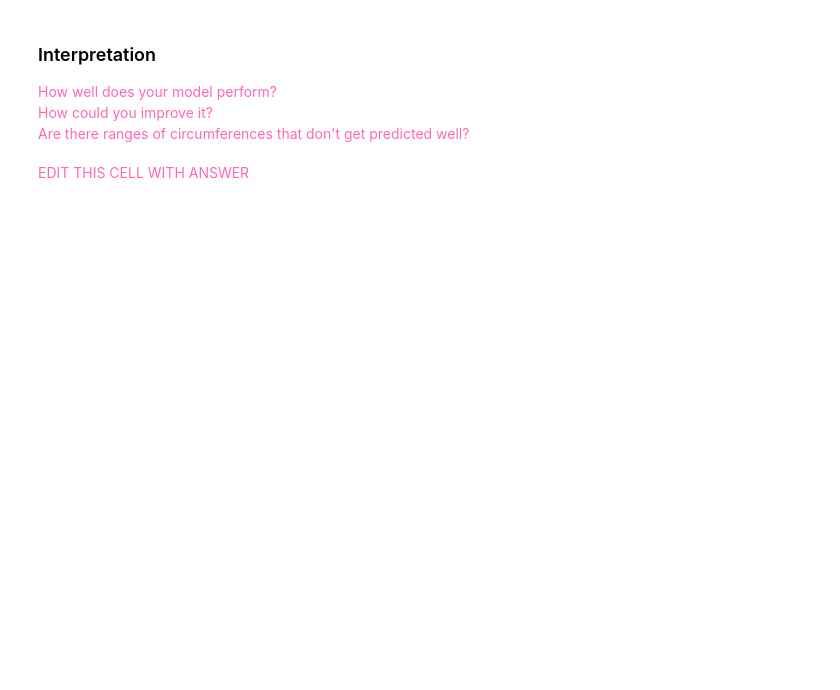
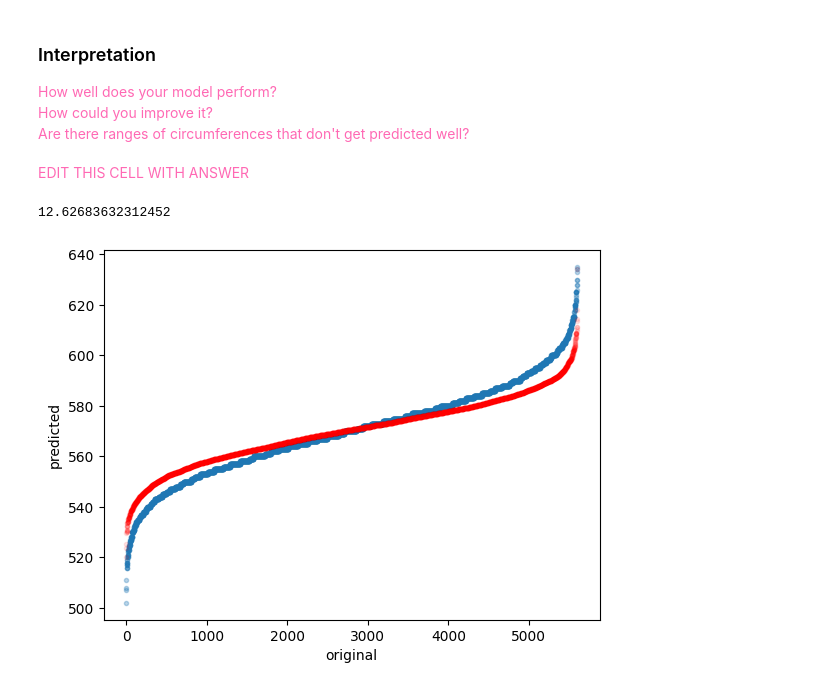
Before and after one commit to takuman-parsons-ml/Homework06, a Jupyter notebook: Homework06.ipynb, the cells around one changed output. Cells and saved outputs as stored; diff of their text form; code cells hidden in the pictures; blank space fills up the shorter version.

```diff
--- a/Homework06.ipynb
+++ b/Homework06.ipynb
@@ -239,3 +250,31 @@ Are there ranges of circumferences that don't get predicted well?
 </span>
 # %% [markdown]
 <span style="color:hotpink;">EDIT THIS CELL WITH ANSWER</span>
+# %%
+from data_utils import PolynomialFeatures
+
+# make polynominal feature
+poly = PolynomialFeatures(degree=3, include_bias=False)
+features_poly = poly.fit_transform(ansur_features_scaled)
+
+# create model
+retry_head_circum_model = LinearRegression()
+retry_head_circum_model.fit(features_poly, head_circumference_scaled)
+
+predicted_test_scaled = retry_head_circum_model.predict(features_poly)
+predicted = ansur_scaler.inverse_transform(predicted_test_scaled)
+
+## Plot predictions and interpret results
+head_circum_original = ansur_df["head.circumference"]
+head_circum_predicted = predicted["head.circumference"]
+print(regression_error(head_circum_original, head_circum_predicted))
+
+## Plot predictions and interpret results
+plt.plot(sorted(head_circum_original), marker='o', markersize='3', linestyle='', alpha=0.3)
+plt.plot(sorted(head_circum_predicted), color='r', marker='o', markersize='3', linestyle='', alpha=0.1)
+plt.ylabel("predicted")
+plt.xlabel("original")
+plt.show()
+# %% [output]
+12.62683632312452
+[figure, added]
```
Also changed, not shown: parts of 5 cells of this notebook.
